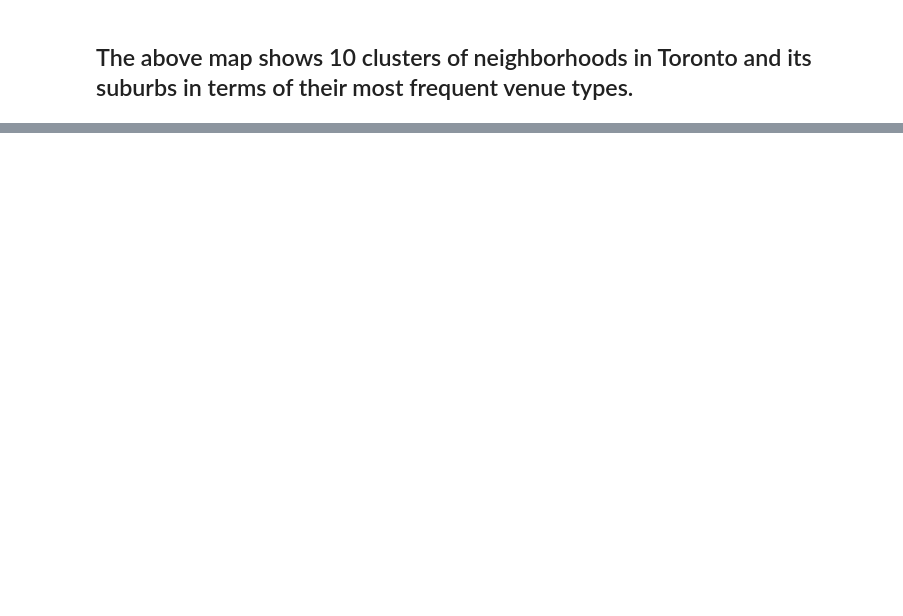
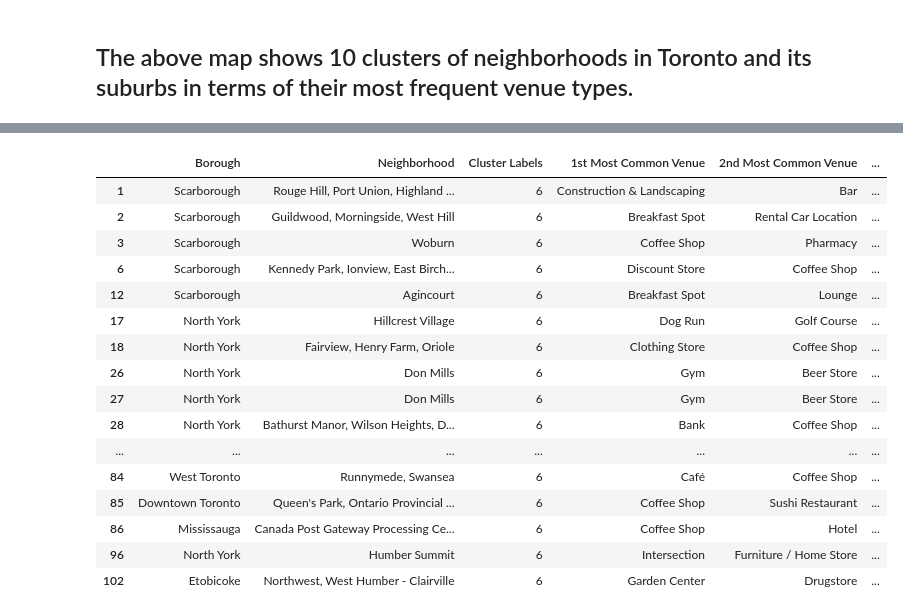
Before and after one commit to wlodekk/ibmcapstone, a Jupyter notebook: CapstoneProjectToronto.ipynb, the cells around one changed output, grey strips where cells are left out. Cells and saved outputs as stored; diff of their text form; code cells hidden in the pictures; blank space fills up the shorter version.

```diff
--- a/CapstoneProjectToronto.ipynb
+++ b/CapstoneProjectToronto.ipynb
@@ -416,0 +493,20 @@ map_clusters
+# %%
+toronto_merged.loc[toronto_merged['Cluster Labels'] == 6, toronto_merged.columns[[1,2] + list(range(5, toronto_merged.shape[1]))]]
+# %% [output]
+|  | Borough | Neighborhood | Cluster Labels | 1st Most Common Venue | 2nd Most Common Venue | ... |
+| 1 | Scarborough | Rouge Hill, Port Union, Highland ... | 6 | Construction & Landscaping | Bar | ... |
+| 2 | Scarborough | Guildwood, Morningside, West Hill | 6 | Breakfast Spot | Rental Car Location | ... |
+| 3 | Scarborough | Woburn | 6 | Coffee Shop | Pharmacy | ... |
+| 6 | Scarborough | Kennedy Park, Ionview, East Birch... | 6 | Discount Store | Coffee Shop | ... |
+| 12 | Scarborough | Agincourt | 6 | Breakfast Spot | Lounge | ... |
+| 17 | North York | Hillcrest Village | 6 | Dog Run | Golf Course | ... |
+| 18 | North York | Fairview, Henry Farm, Oriole | 6 | Clothing Store | Coffee Shop | ... |
+| 26 | North York | Don Mills | 6 | Gym | Beer Store | ... |
+| 27 | North York | Don Mills | 6 | Gym | Beer Store | ... |
+| 28 | North York | Bathurst Manor, Wilson Heights, D... | 6 | Bank | Coffee Shop | ... |
+| ... | ... | ... | ... | ... | ... | ... |
+| 84 | West Toronto | Runnymede, Swansea | 6 | Café | Coffee Shop | ... |
+| 85 | Downtown Toronto | Queen's Park, Ontario Provincial ... | 6 | Coffee Shop | Sushi Restaurant | ... |
+| 86 | Mississauga | Canada Post Gateway Processing Ce... | 6 | Coffee Shop | Hotel | ... |
+| 96 | North York | Humber Summit | 6 | Intersection | Furniture / Home Store | ... |
+| 102 | Etobicoke | Northwest, West Humber - Clairville | 6 | Garden Center | Drugstore | ... |
```
Also changed, not shown: parts of 20 cells of this notebook.
